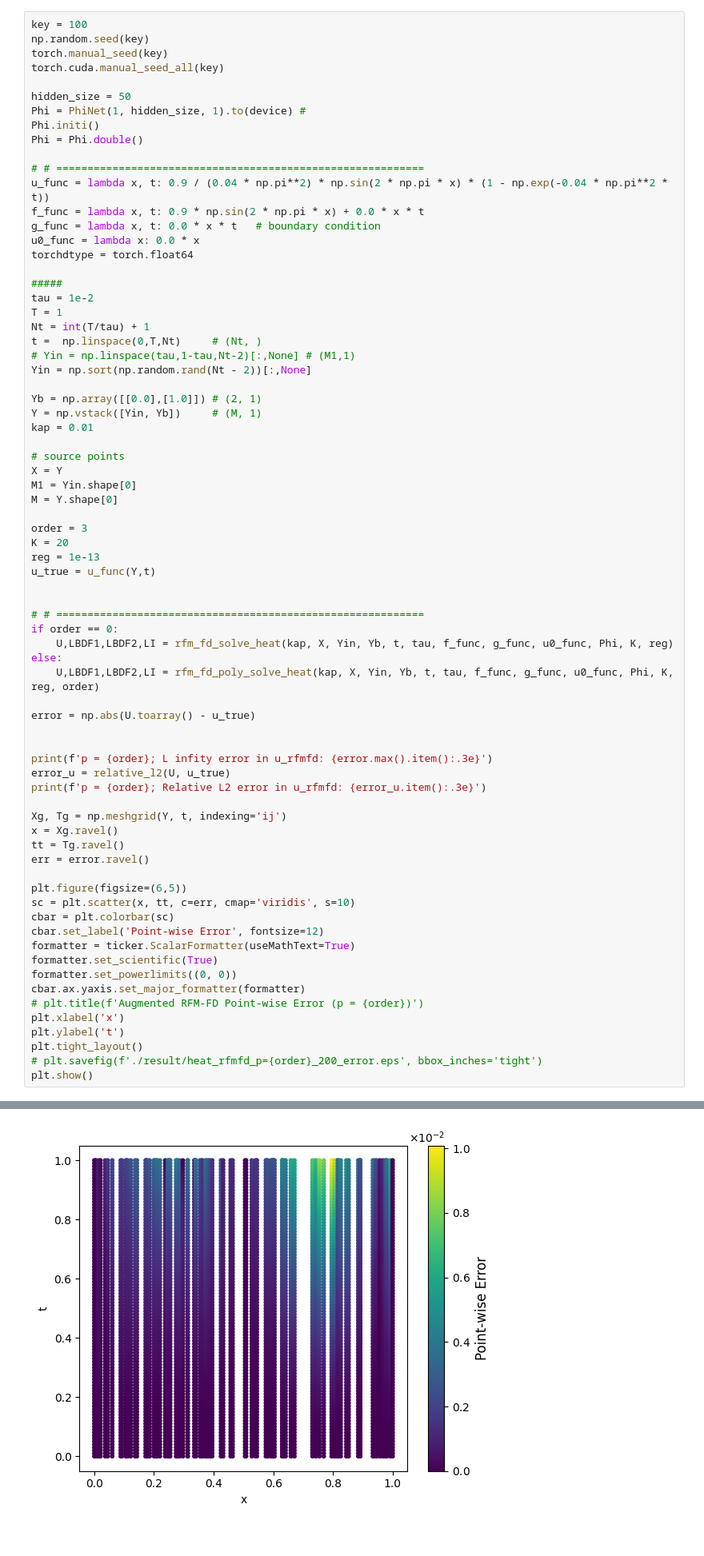
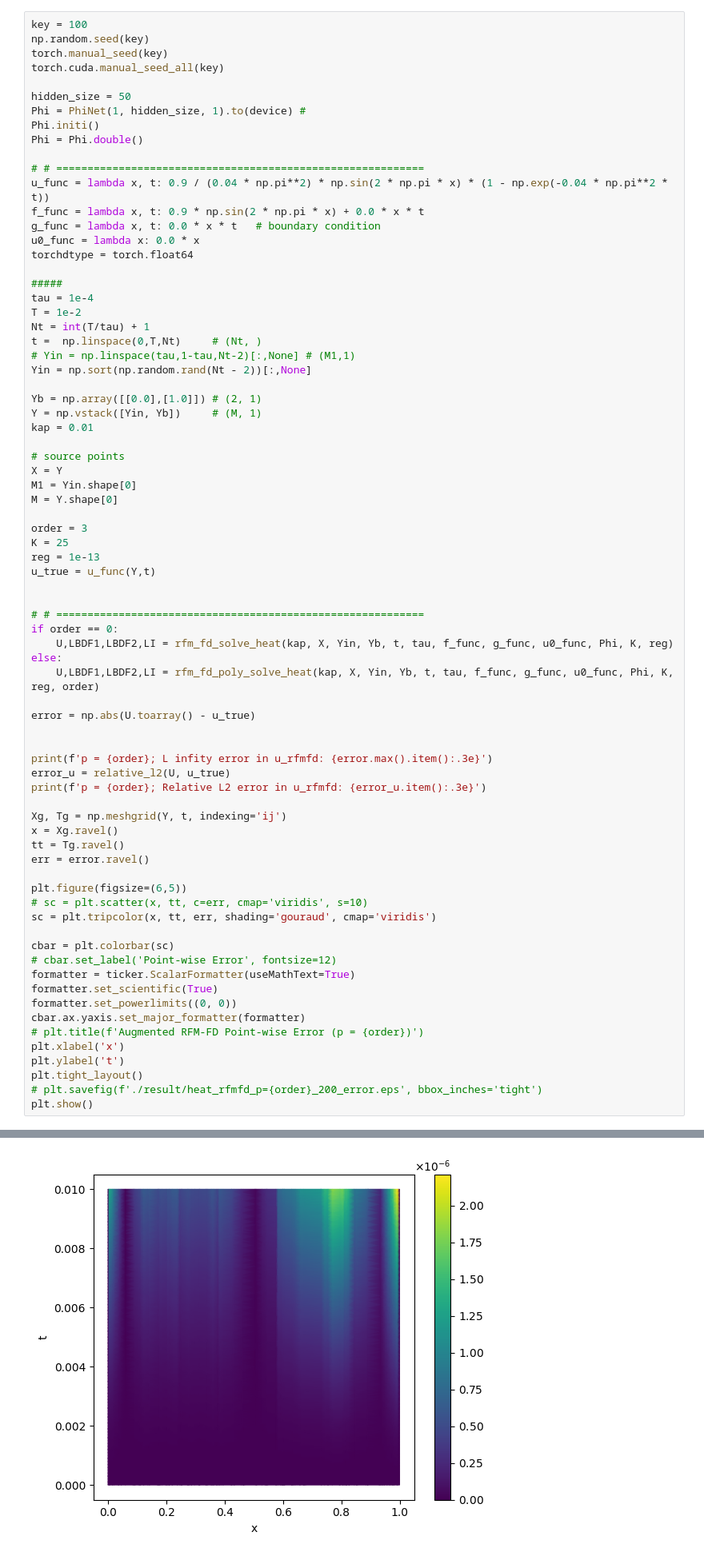
Before and after one commit to wooodswu/one_shot_by_RFM, a Jupyter notebook: mycode/rbf_heat/RFM_FD_heat1d_random_grid.ipynb, the cells around one changed output, grey strips where cells are left out. Shown at 80% size. Cells and saved outputs as stored; diff of their text form.

```diff
--- a/mycode/rbf_heat/RFM_FD_heat1d_random_grid.ipynb
+++ b/mycode/rbf_heat/RFM_FD_heat1d_random_grid.ipynb
@@ -367,8 +409,8 @@ u0_func = lambda x: 0.0 * x
 torchdtype = torch.float64
 
 #####
-tau = 1e-2
-T = 1
+tau = 1e-4
+T = 1e-2
 Nt = int(T/tau) + 1
 t =  np.linspace(0,T,Nt)     # (Nt, )
 # Yin = np.linspace(tau,1-tau,Nt-2)[:,None] # (M1,1)
@@ -384,7 +426,7 @@ M1 = Yin.shape[0]
 M = Y.shape[0]
 
 order = 3
-K = 20
+K = 25
 reg = 1e-13
 u_true = u_func(Y,t)
 
@@ -408,9 +450,11 @@ tt = Tg.ravel()
 err = error.ravel()
 
 plt.figure(figsize=(6,5))
-sc = plt.scatter(x, tt, c=err, cmap='viridis', s=10)
+# sc = plt.scatter(x, tt, c=err, cmap='viridis', s=10)
+sc = plt.tripcolor(x, tt, err, shading='gouraud', cmap='viridis')
+
 cbar = plt.colorbar(sc)
-cbar.set_label('Point-wise Error', fontsize=12)
+# cbar.set_label('Point-wise Error', fontsize=12)
 formatter = ticker.ScalarFormatter(useMathText=True)
 formatter.set_scientific(True)
 formatter.set_powerlimits((0, 0))
@@ -430,4 +474,4 @@ p = 3; Relative L2 error in u_rfmfd: 5.193e-03
-[figure, old version]
+[figure, new version]
 # %%
 # key = 100
 # np.random.seed(key)
```
Also changed, not shown: parts of 3 cells of this notebook, 5 other files.
